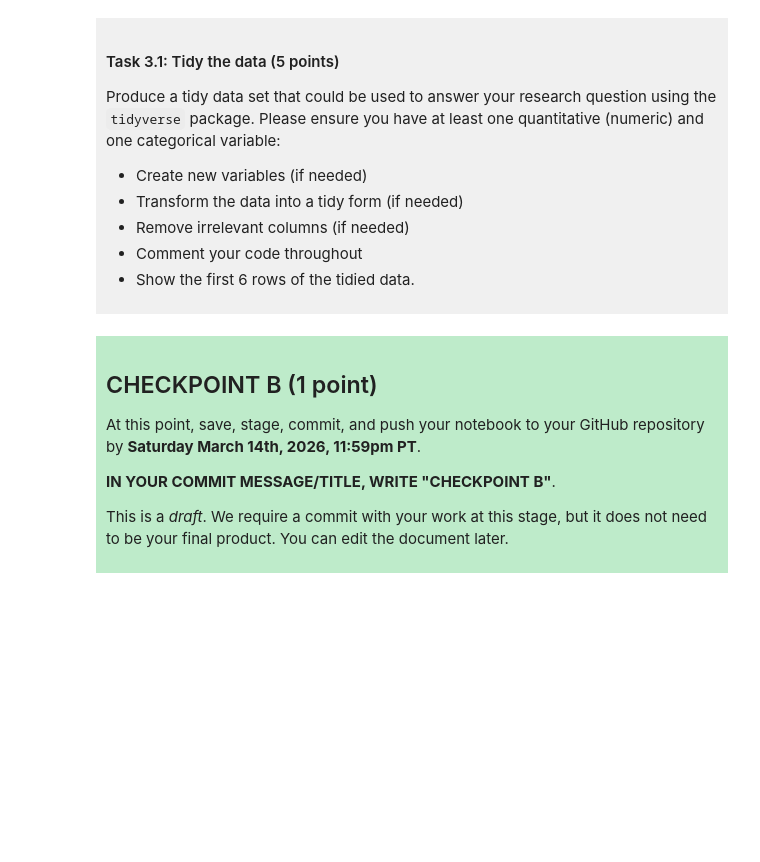
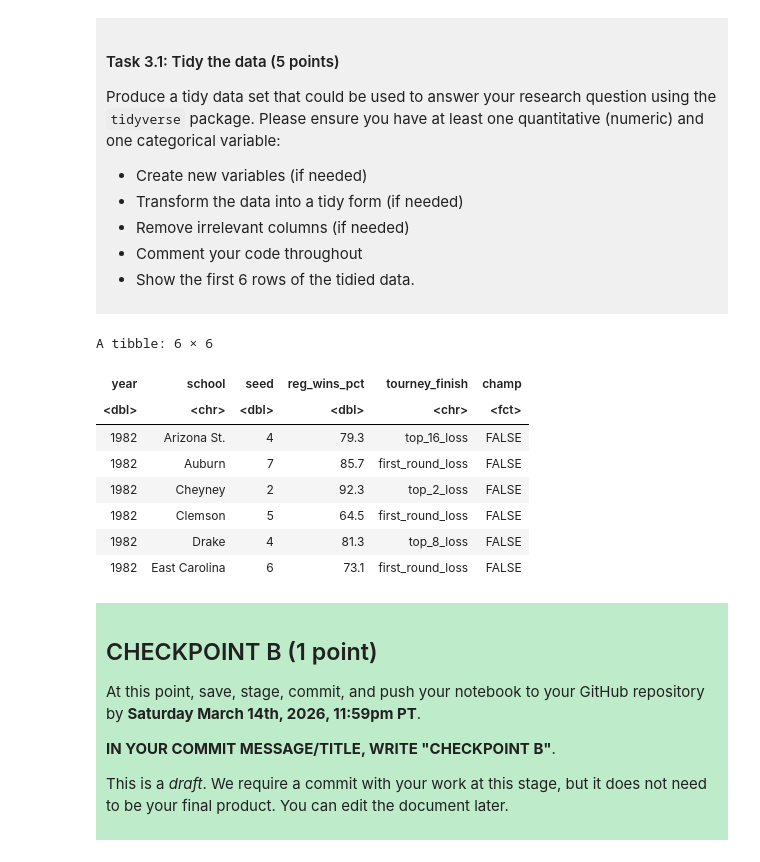
Before and after one commit to miawwu0727-wq/dsci-100-project-template-2026, a Jupyter notebook: dsci-100-project-notebook.ipynb, the cells around one changed output. Drawn from its saved outputs; the diff is of its cells as text; code cells hidden in the pictures; blank space fills up the shorter version.

```diff
--- a/dsci-100-project-notebook.ipynb
+++ b/dsci-100-project-notebook.ipynb
@@ -186,7 +208,23 @@ Produce a tidy data set that could be used to answer your research question usin
 
 </div>
 # %%
-### EDIT THIS CODE CELL ###
+tidy_madness <- madness_data |>
+  select(year, school, seed, reg_wins_pct, tourney_finish) |> #select variables (columns) from madness_data statisfy the research needed
+  drop_na(reg_wins_pct, seed, tourney_finish) |> #ignore any rows with missing data NA
+  mutate(champ = (tourney_finish == "champ")) |> #create a new binary target variable evaluating if the team was the champion
+  mutate(champ = as_factor(champ)) #convert the new variable from dbl to fct (factor)
+
+slice(tidy_madness, 1:6) #print first 6 rows
+# %% [output]
+A tibble: 6 × 6
+| year | school | seed | reg_wins_pct | tourney_finish | champ |
+| <dbl> | <chr> | <dbl> | <dbl> | <chr> | <fct> |
+| 1982 | Arizona St. | 4 | 79.3 | top_16_loss | FALSE |
+| 1982 | Auburn | 7 | 85.7 | first_round_loss | FALSE |
+| 1982 | Cheyney | 2 | 92.3 | top_2_loss | FALSE |
+| 1982 | Clemson | 5 | 64.5 | first_round_loss | FALSE |
+| 1982 | Drake | 4 | 81.3 | top_8_loss | FALSE |
+| 1982 | East Carolina | 6 | 73.1 | first_round_loss | FALSE |
 # %% [markdown]
 <div style="background-color: #beebca; padding: 10px;">
 
```
Also changed, not shown: parts of 3 cells of this notebook.
